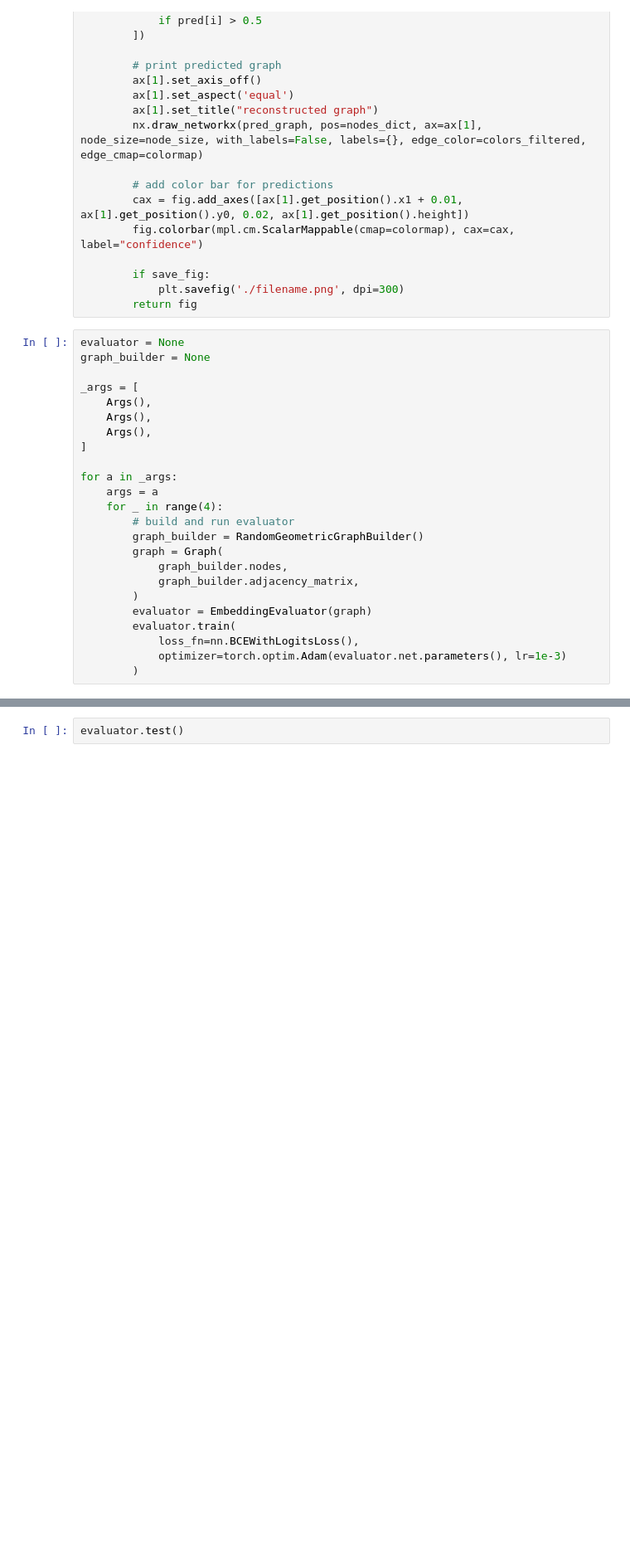
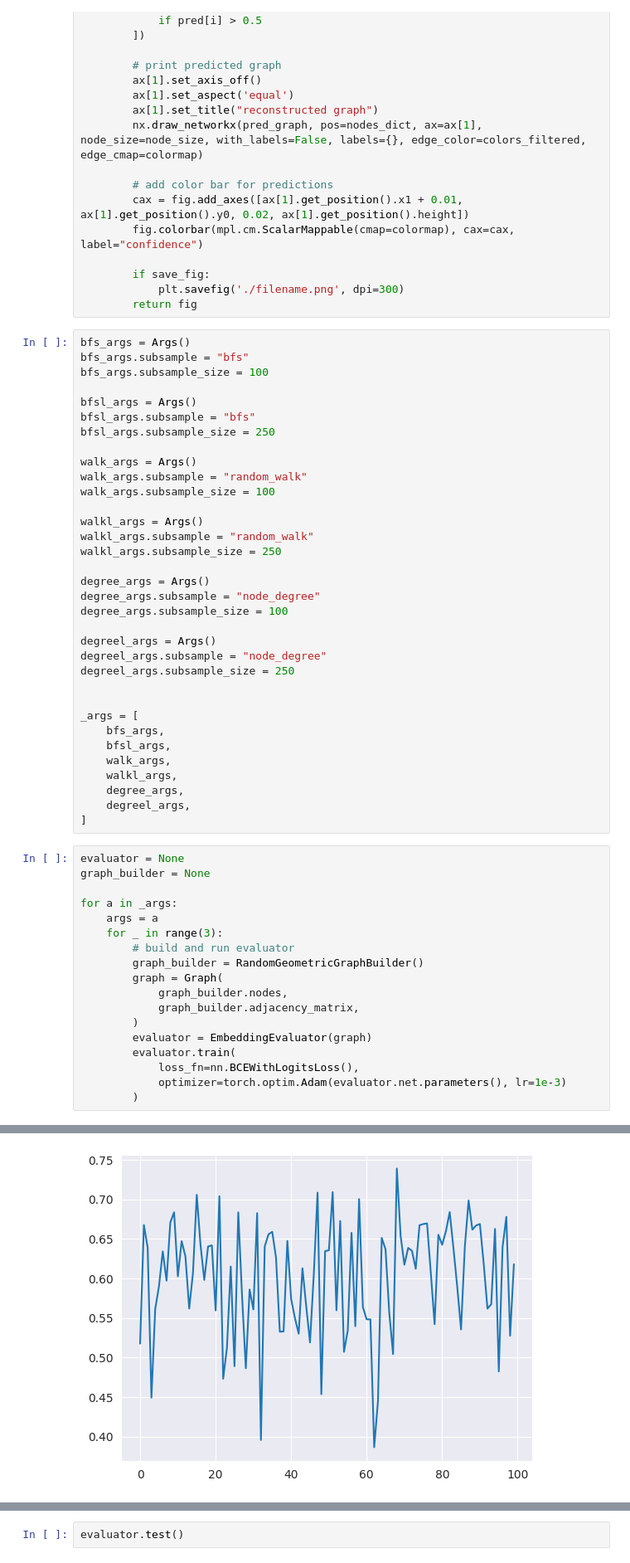
Before and after one commit to HydrofinLoewenherz/embedding-eval-framework, a Jupyter notebook: notebooks/main.ipynb, the cells around one changed output, grey strips where cells are left out. Shown: that part at 83% size. Cells and saved outputs as stored; diff of their text form; blank space fills up the shorter version.

Commit message:
ran and compare bfs, random_walk and node_degree sampling

```diff
--- a/notebooks/main.ipynb
+++ b/notebooks/main.ipynb
@@ -400,19 +402,47 @@ class EmbeddingEvaluator:
         if save_fig:
             plt.savefig('./filename.png', dpi=300)
         return fig
+# %%
+bfs_args = Args()
+bfs_args.subsample = "bfs"
+bfs_args.subsample_size = 100
+
+bfsl_args = Args()
+bfsl_args.subsample = "bfs"
+bfsl_args.subsample_size = 250
+
+walk_args = Args()
+walk_args.subsample = "random_walk"
+walk_args.subsample_size = 100
+
+walkl_args = Args()
+walkl_args.subsample = "random_walk"
+walkl_args.subsample_size = 250
+
+degree_args = Args()
+degree_args.subsample = "node_degree"
+degree_args.subsample_size = 100
+
+degreel_args = Args()
+degreel_args.subsample = "node_degree"
+degreel_args.subsample_size = 250
+
+
+_args = [
+    bfs_args,
+    bfsl_args,
+    walk_args,
+    walkl_args,
+    degree_args,
+    degreel_args,
+]
 # %%
 evaluator = None
 graph_builder = None
 
-_args = [
-    Args(),
-    Args(),
-    Args(),
-]
-
 for a in _args:
     args = a
-    for _ in range(4):
+    for _ in range(3):
         # build and run evaluator
         graph_builder = RandomGeometricGraphBuilder()
         graph = Graph(
@@ -428,0 +461 @@ KeyboardInterrupt:
+[figure, added]
```
Also changed, not shown: parts of 3 cells of this notebook, 18 other files.
